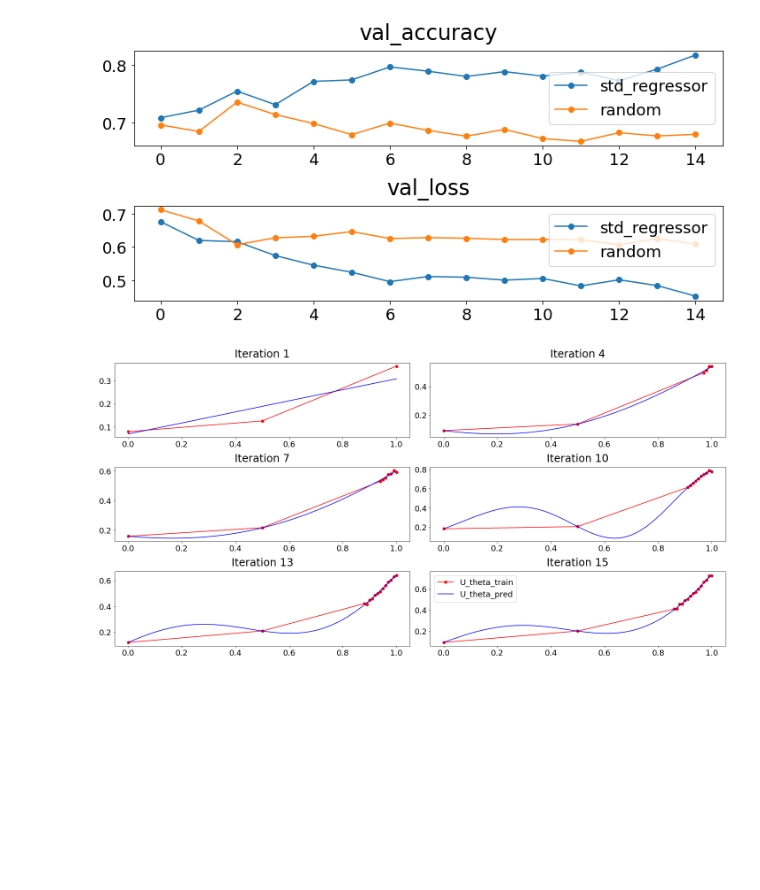
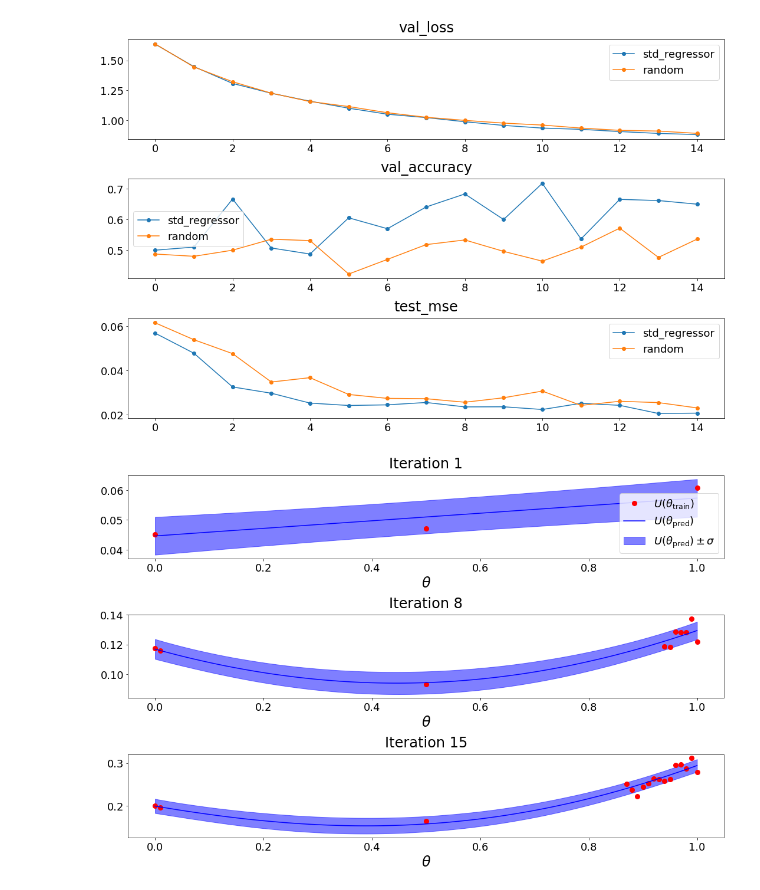
Before and after one commit to cjs220/active_learning_ratio_estimation, a Jupyter notebook: examples/active_learning_mixtures.ipynb, the cells around one changed output. Cells and saved outputs as stored; diff of their text form; code cells hidden in the pictures; blank space fills up the shorter version.

Commit message:
Added error bars to performance plots

```diff
--- a/examples/active_learning_mixtures.ipynb
+++ b/examples/active_learning_mixtures.ipynb
@@ -78,8 +65,8 @@ from active_learning_ratio_estimation.dataset import ParamGrid, ParamIterator, S
 
 theta_bounds = (0, 1)
 theta_0 = 0.05
-num_grid =  101
-n_samples_per_theta = int(1e3)
+num_grid = 101
+n_samples_per_theta = int(1e2)
 param_grid = ParamGrid(bounds=[theta_bounds], num=num_grid)  # all possible parameter points
 
 theta_1_iterator = ParamGrid(bounds=[theta_bounds], num=3)  # initial parameter points in dataset
@@ -188,0 +176,22 @@ n_iter=15, num_grid=101, n_test_param=10, n_samples_per_theta=1000
+# %%
+import pandas as pd
+
+quantities = ('val_loss', 'val_accuracy', 'test_mse')
+
+
+def collect_results(active_learners):
+    index = pd.MultiIndex.from_product([quantities, active_learners.keys()])
+    results_df = pd.DataFrame(columns=index)
+
+    for acquisition_function, learner in active_learners.items():
+        for quantity in quantities[:-1]:
+            results_df[quantity, acquisition_function] = learner.train_history[quantity].values
+
+        if learner.test_dataset is not None:
+            results_df['test_mse', acquisition_function] = learner.test_history.values
+
+    return results_df
+
+
+results_df = collect_results(active_learners)
+results_df.head()
@@ -189,28 +206,27 @@ n_iter=15, num_grid=101, n_test_param=10, n_samples_per_theta=1000
 # %%
-f, axarr = plt.subplots(2)
-for acquisition_function, learner in active_learners.items():
-    for i, quantity in enumerate(['val_accuracy', 'val_loss']):
-        axarr[i].plot(learner.train_history[quantity].values, 'o-', label=acquisition_function)
-        axarr[i].set_title(quantity)
-        axarr[i].legend()
+fig, axarr = plt.subplots(len(quantities), figsize=(15, 10))
 
-f.tight_layout()
-f.show()
+for i, quantity in enumerate(quantities):
+    ax = axarr[i]
+    results_df[quantity].plot(ax=ax, marker='o')
+    ax.set_title(quantity)
+
+fig.tight_layout()
+fig.show()
 # %% [output]
-[figure, old version]
+[figure, new version]
 # %%
 std = active_learners['std_regressor']
-f, axarr = plt.subplots(3, 2, figsize=(20, 10))
+f, axarr = plt.subplots(3, figsize=(15, 10))
 ax_list = np.ravel(axarr).tolist()
 
-for i, iteration in enumerate([0, 3, 6, 9, 12, 14]):
+for i, iteration in enumerate([0, n_iter//2, n_iter-1]):
     ax = ax_list[i]
-    std.plot_acquisition_history_item(iteration, ax=ax)
+    std.plot_acquisition_history_item(iteration, ax=ax,fig=f)
     ax.set_title(f'Iteration {iteration+1}')
-    ax.legend().remove()
-    ax.set_xlabel('')
 
-ax.legend()
-plt.tight_layout()
+ax_list[0].legend()
+f.tight_layout()
+f.show()
 # %% [output]
-[figure, old version]
+[figure, new version]
```
Also changed, not shown: parts of 8 cells of this notebook.
